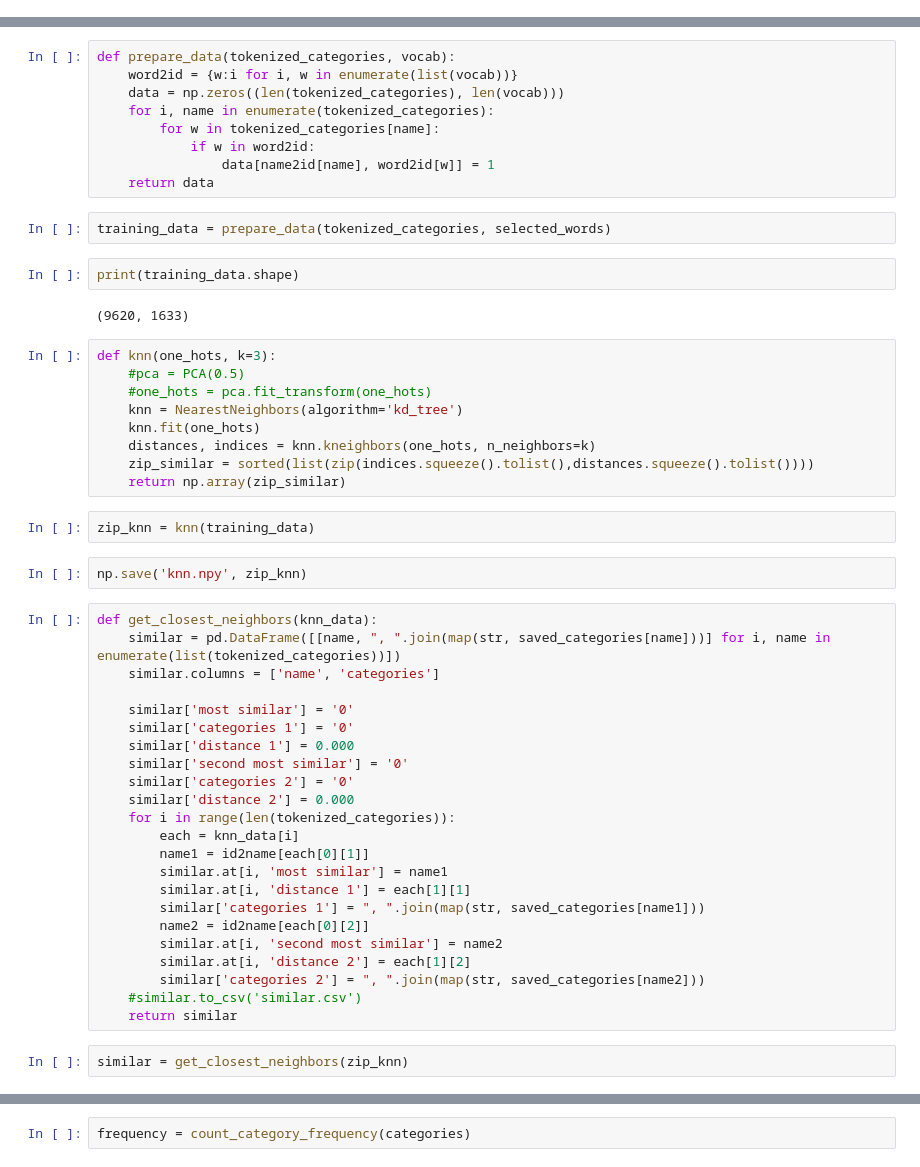
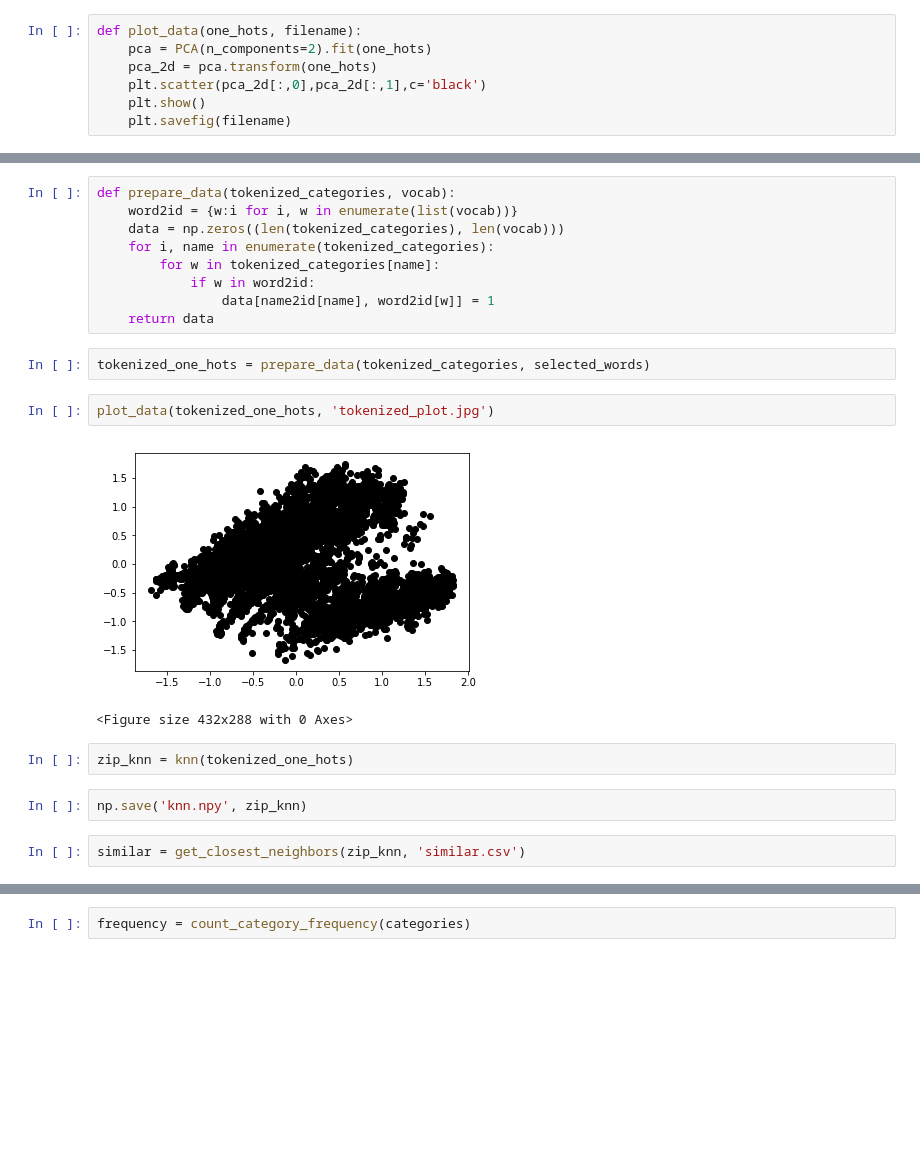
Before and after one commit to PanthonImem/CS1951a-BlogPost, a Jupyter notebook: name-categories/categories.ipynb, the cells around one changed output, grey strips where cells are left out. Saved outputs shown, nothing was run; the diff lists cells and outputs as text; blank space fills up the shorter version.

```diff
--- a/name-categories/categories.ipynb
+++ b/name-categories/categories.ipynb
@@ -86,3 +120,10 @@ def tokenize_categories(categories):
+# %%
+def plot_data(one_hots, filename):
+    pca = PCA(n_components=2).fit(one_hots)
+    pca_2d = pca.transform(one_hots)
+    plt.scatter(pca_2d[:,0],pca_2d[:,1],c='black')
+    plt.show()
+    plt.savefig(filename)
 # %%
 with open('name-visit-count-all.json', 'r') as f:
     visit = json.load(f)
@@ -134,49 +175,18 @@ def prepare_data(tokenized_categories, vocab):
                 data[name2id[name], word2id[w]] = 1
     return data
 # %%
-training_data = prepare_data(tokenized_categories, selected_words)
+tokenized_one_hots = prepare_data(tokenized_categories, selected_words)
-# %%
-print(training_data.shape)
-# %% [output]
-(9620, 1633)
-# %%
-def knn(one_hots, k=3):
-    #pca = PCA(0.5)
-    #one_hots = pca.fit_transform(one_hots)
-    knn = NearestNeighbors(algorithm='kd_tree')
-    knn.fit(one_hots)
-    distances, indices = knn.kneighbors(one_hots, n_neighbors=k)
-    zip_similar = sorted(list(zip(indices.squeeze().tolist(),distances.squeeze().tolist())))
-    return np.array(zip_similar)
+# %%
+plot_data(tokenized_one_hots, 'tokenized_plot.jpg')
+# %% [output]
+[figure, added]
+<Figure size 432x288 with 0 Axes>
 # %%
-zip_knn = knn(training_data)
+zip_knn = knn(tokenized_one_hots)
 # %%
 np.save('knn.npy', zip_knn)
-# %%
-def get_closest_neighbors(knn_data):
-    similar = pd.DataFrame([[name, ", ".join(map(str, saved_categories[name]))] for i, name in enumerate(list(tokenized_categories))])
-    similar.columns = ['name', 'categories']
-
-    similar['most similar'] = '0'
-    similar['categories 1'] = '0'
-    similar['distance 1'] = 0.000
-    similar['second most similar'] = '0'
-    similar['categories 2'] = '0'
-    similar['distance 2'] = 0.000
-    for i in range(len(tokenized_categories)):
-        each = knn_data[i]
-        name1 = id2name[each[0][1]]
-        similar.at[i, 'most similar'] = name1
-        similar.at[i, 'distance 1'] = each[1][1]
-        similar['categories 1'] = ", ".join(map(str, saved_categories[name1]))
-        name2 = id2name[each[0][2]]
-        similar.at[i, 'second most similar'] = name2
-        similar.at[i, 'distance 2'] = each[1][2]
-        similar['categories 2'] = ", ".join(map(str, saved_categories[name2]))
-    #similar.to_csv('similar.csv')
-    return similar
 # %%
-similar = get_closest_neighbors(zip_knn)
+similar = get_closest_neighbors(zip_knn, 'similar.csv')
 # %%
 similar.head(40)
 # %% [output]
```
Also changed, not shown: parts of 12 cells of this notebook.
